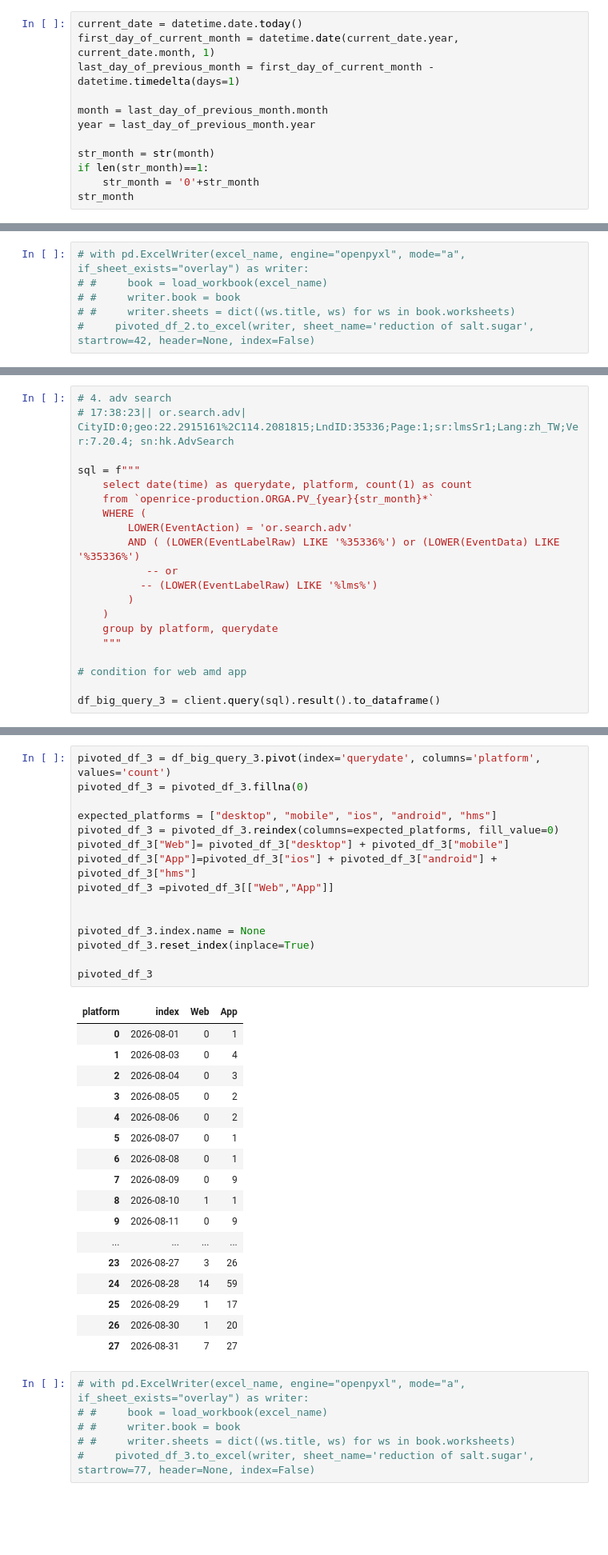
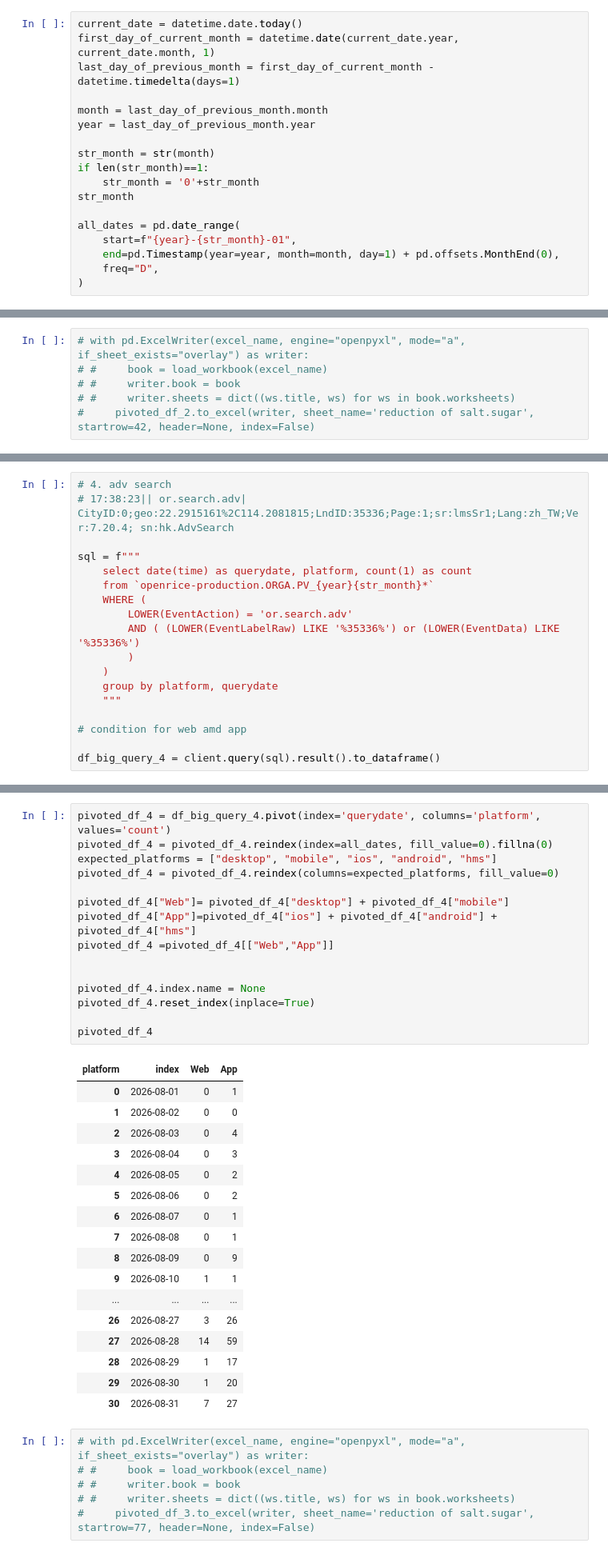
Before and after one commit to lenaopr/2026_09, a Jupyter notebook: 2026_09_21/LSLS/LSLS_1.ipynb, the cells around one changed output, grey strips where cells are left out. Shown at 80% size. Cells and saved outputs as stored; diff of their text form; blank space fills up the shorter version.

```diff
--- a/2026_09_21/LSLS/LSLS_1.ipynb
+++ b/2026_09_21/LSLS/LSLS_1.ipynb
@@ -31,3 +31,9 @@ str_month = str(month)
 if len(str_month)==1:
     str_month = '0'+str_month
 str_month
+
+all_dates = pd.date_range(
+    start=f"{year}-{str_month}-01",
+    end=pd.Timestamp(year=year, month=month, day=1) + pd.offsets.MonthEnd(0),
+    freq="D",
+)
@@ -214,8 +280,6 @@ sql = f"""
     WHERE (
         LOWER(EventAction) = 'or.search.adv'
         AND ( (LOWER(EventLabelRaw) LIKE '%35336%') or (LOWER(EventData) LIKE '%35336%')
-           -- or
-          -- (LOWER(EventLabelRaw) LIKE '%lms%')
         )
     )
     group by platform, querydate
@@ -223,5 +287,5 @@ sql = f"""
 
 # condition for web amd app
 
-df_big_query_3 = client.query(sql).result().to_dataframe()
+df_big_query_4 = client.query(sql).result().to_dataframe()
 # %%
@@ -229,36 +293,36 @@ df_big_query_3 = client.query(sql).result().to_dataframe()
 # %%
-pivoted_df_3 = df_big_query_3.pivot(index='querydate', columns='platform', values='count')
-pivoted_df_3 = pivoted_df_3.fillna(0)
+pivoted_df_4 = df_big_query_4.pivot(index='querydate', columns='platform', values='count')
+pivoted_df_4 = pivoted_df_4.reindex(index=all_dates, fill_value=0).fillna(0)
+expected_platforms = ["desktop", "mobile", "ios", "android", "hms"]
+pivoted_df_4 = pivoted_df_4.reindex(columns=expected_platforms, fill_value=0)
 
-expected_platforms = ["desktop", "mobile", "ios", "android", "hms"]
-pivoted_df_3 = pivoted_df_3.reindex(columns=expected_platforms, fill_value=0)
-pivoted_df_3["Web"]= pivoted_df_3["desktop"] + pivoted_df_3["mobile"]
-pivoted_df_3["App"]=pivoted_df_3["ios"] + pivoted_df_3["android"] + pivoted_df_3["hms"]
-pivoted_df_3 =pivoted_df_3[["Web","App"]]
+pivoted_df_4["Web"]= pivoted_df_4["desktop"] + pivoted_df_4["mobile"]
+pivoted_df_4["App"]=pivoted_df_4["ios"] + pivoted_df_4["android"] + pivoted_df_4["hms"]
+pivoted_df_4 =pivoted_df_4[["Web","App"]]
 
 
-pivoted_df_3.index.name = None
-pivoted_df_3.reset_index(inplace=True)
+pivoted_df_4.index.name = None
+pivoted_df_4.reset_index(inplace=True)
 
-pivoted_df_3
+pivoted_df_4
 # %% [output]
 | platform | index | Web | App |
 | 0 | 2026-08-01 | 0 | 1 |
-| 1 | 2026-08-03 | 0 | 4 |
-| 2 | 2026-08-04 | 0 | 3 |
-| 3 | 2026-08-05 | 0 | 2 |
-| 4 | 2026-08-06 | 0 | 2 |
-| 5 | 2026-08-07 | 0 | 1 |
-| 6 | 2026-08-08 | 0 | 1 |
-| 7 | 2026-08-09 | 0 | 9 |
-| 8 | 2026-08-10 | 1 | 1 |
-| 9 | 2026-08-11 | 0 | 9 |
+| 1 | 2026-08-02 | 0 | 0 |
+| 2 | 2026-08-03 | 0 | 4 |
+| 3 | 2026-08-04 | 0 | 3 |
+| 4 | 2026-08-05 | 0 | 2 |
+| 5 | 2026-08-06 | 0 | 2 |
+| 6 | 2026-08-07 | 0 | 1 |
+| 7 | 2026-08-08 | 0 | 1 |
+| 8 | 2026-08-09 | 0 | 9 |
+| 9 | 2026-08-10 | 1 | 1 |
 | ... | ... | ... | ... |
-| 23 | 2026-08-27 | 3 | 26 |
-| 24 | 2026-08-28 | 14 | 59 |
-| 25 | 2026-08-29 | 1 | 17 |
-| 26 | 2026-08-30 | 1 | 20 |
-| 27 | 2026-08-31 | 7 | 27 |
+| 26 | 2026-08-27 | 3 | 26 |
+| 27 | 2026-08-28 | 14 | 59 |
+| 28 | 2026-08-29 | 1 | 17 |
+| 29 | 2026-08-30 | 1 | 20 |
+| 30 | 2026-08-31 | 7 | 27 |
 # %%
 # with pd.ExcelWriter(excel_name, engine="openpyxl", mode="a", if_sheet_exists="overlay") as writer:
 # #     book = load_workbook(excel_name)
```
Also changed, not shown: parts of 10 cells of this notebook.
